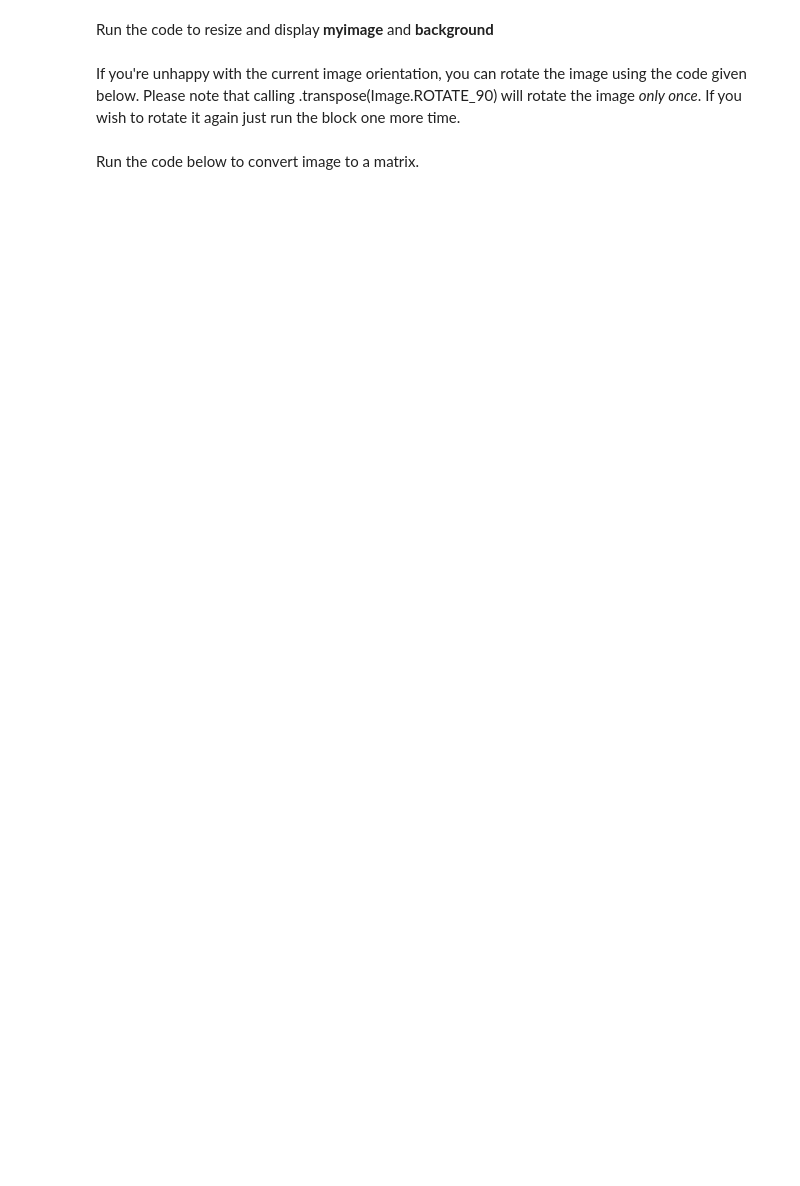
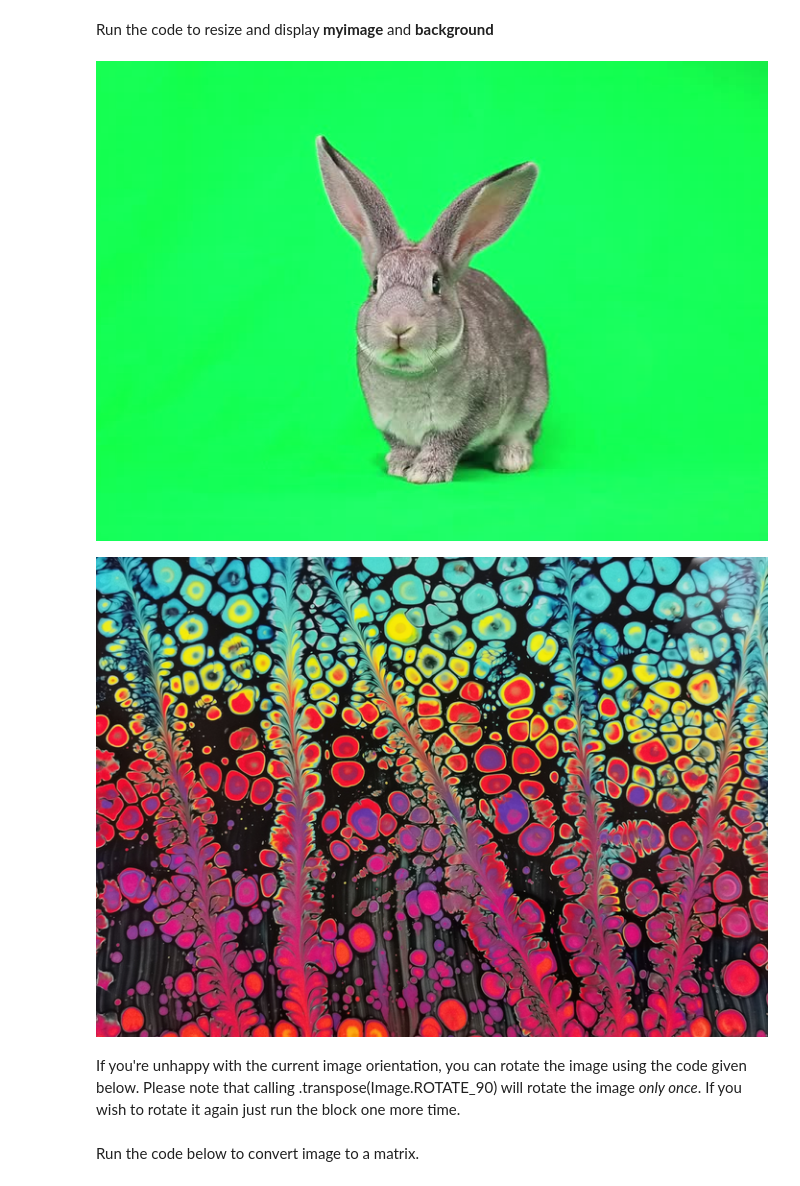
Before and after one commit to Uni-High-Fall-21-Computer-Programming/chromakey-lisa017, a Jupyter notebook: chromakey.ipynb, the cells around one changed output. Cells and saved outputs as stored; diff of their text form; code cells hidden in the pictures; blank space fills up the shorter version.

```diff
--- a/chromakey.ipynb
+++ b/chromakey.ipynb
@@ -62,12 +70,15 @@ display(cropped_img)
 Run the code to resize and display **myimage** and **background**
 # %%
 # pick width and height that works for your images
-width = 400
+width = 700
 height = 500
-resized_myimage = myimage.resize((width, height), Image.ANTIALIAS)
+resized_myimage = cropped_bunny_image.resize((width, height), Image.ANTIALIAS)
 display(resized_myimage)
 resized_background = background.resize((width, height), Image.ANTIALIAS)
 display(resized_background)
+# %% [output]
+[figure, added]
+[figure, added]
 # %% [markdown]
 If you're unhappy with the current image orientation, you can rotate the image using the code given below. Please note that calling .transpose(Image.ROTATE_90) will rotate the image *only once*. If you wish to rotate it again just run the block one more time.
 # %%
```
Also changed, not shown: parts of 5 cells of this notebook.
